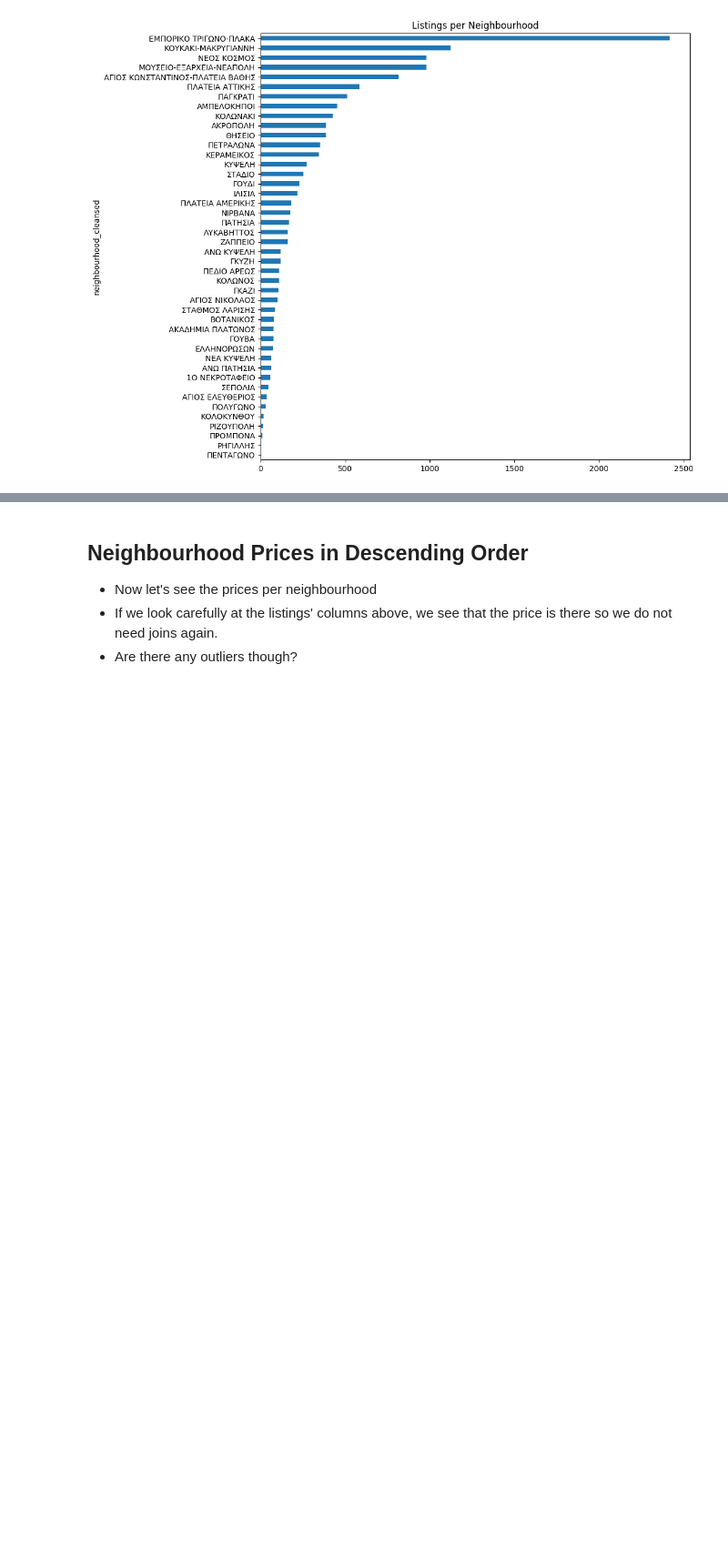
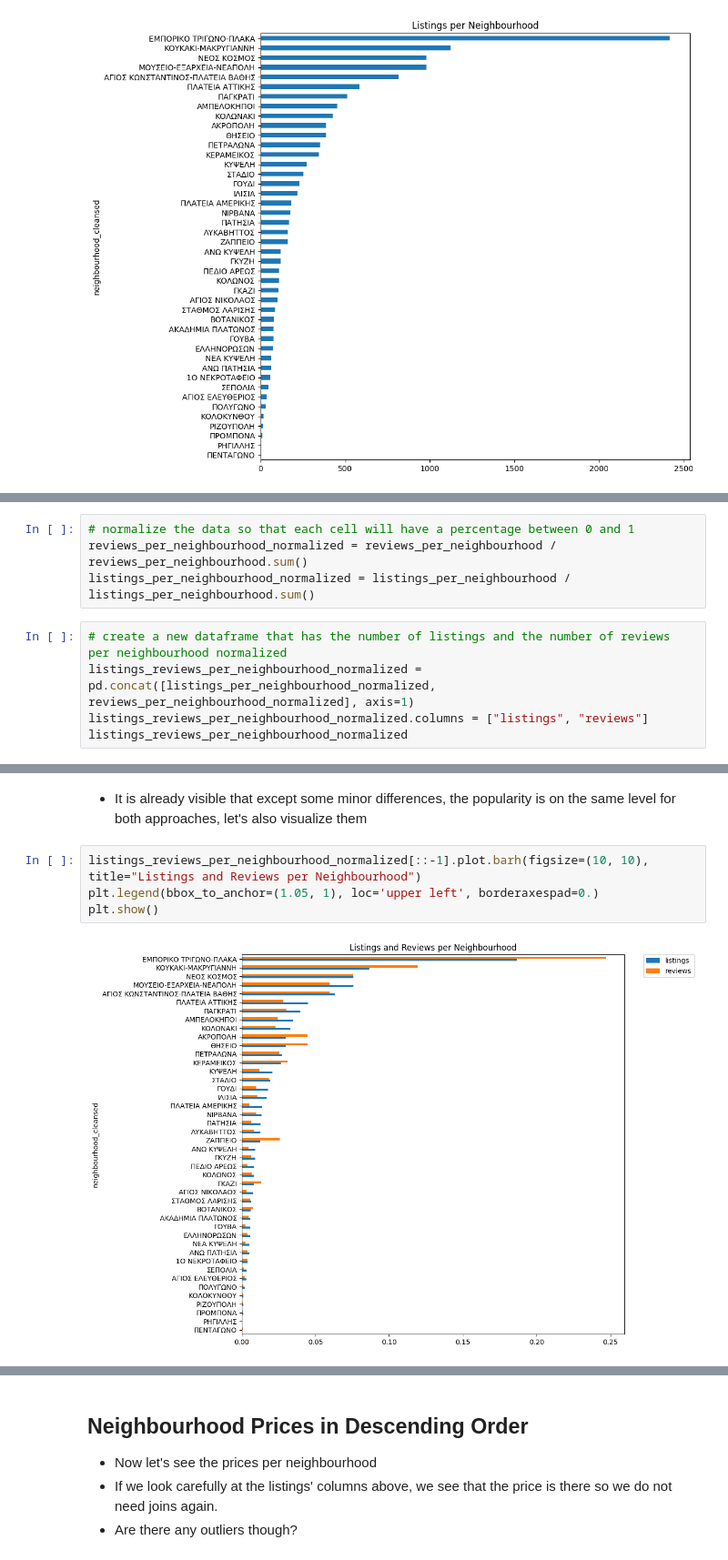
Before and after one commit to TeoSkondras/ATHENS-AIRBNB-ANALYSIS, a Jupyter notebook: ml_assignment1/ml_assignment1.ipynb, the cells around one changed output, grey strips where cells are left out. Shown at 91% size. Drawn from its saved outputs; the diff is of its cells as text; blank space fills up the shorter version.

```diff
--- a/ml_assignment1/ml_assignment1.ipynb
+++ b/ml_assignment1/ml_assignment1.ipynb
@@ -132,0 +188,9 @@ plt.show()
+# %%
+# normalize the data so that each cell will have a percentage between 0 and 1
+reviews_per_neighbourhood_normalized = reviews_per_neighbourhood / reviews_per_neighbourhood.sum()
+listings_per_neighbourhood_normalized = listings_per_neighbourhood / listings_per_neighbourhood.sum()
+# %%
+# create a new dataframe that has the number of listings and the number of reviews per neighbourhood normalized
+listings_reviews_per_neighbourhood_normalized = pd.concat([listings_per_neighbourhood_normalized, reviews_per_neighbourhood_normalized], axis=1)
+listings_reviews_per_neighbourhood_normalized.columns = ["listings", "reviews"]
+listings_reviews_per_neighbourhood_normalized
@@ -132,0 +216,8 @@ plt.show()
+# %% [markdown]
+* It is already visible that except some minor differences, the popularity is on the same level for both approaches, let's also visualize them
+# %%
+listings_reviews_per_neighbourhood_normalized[::-1].plot.barh(figsize=(10, 10), title="Listings and Reviews per Neighbourhood")
+plt.legend(bbox_to_anchor=(1.05, 1), loc='upper left', borderaxespad=0.)
+plt.show()
+# %% [output]
+[figure, added]
```
Also changed, not shown: parts of 35 cells of this notebook.
